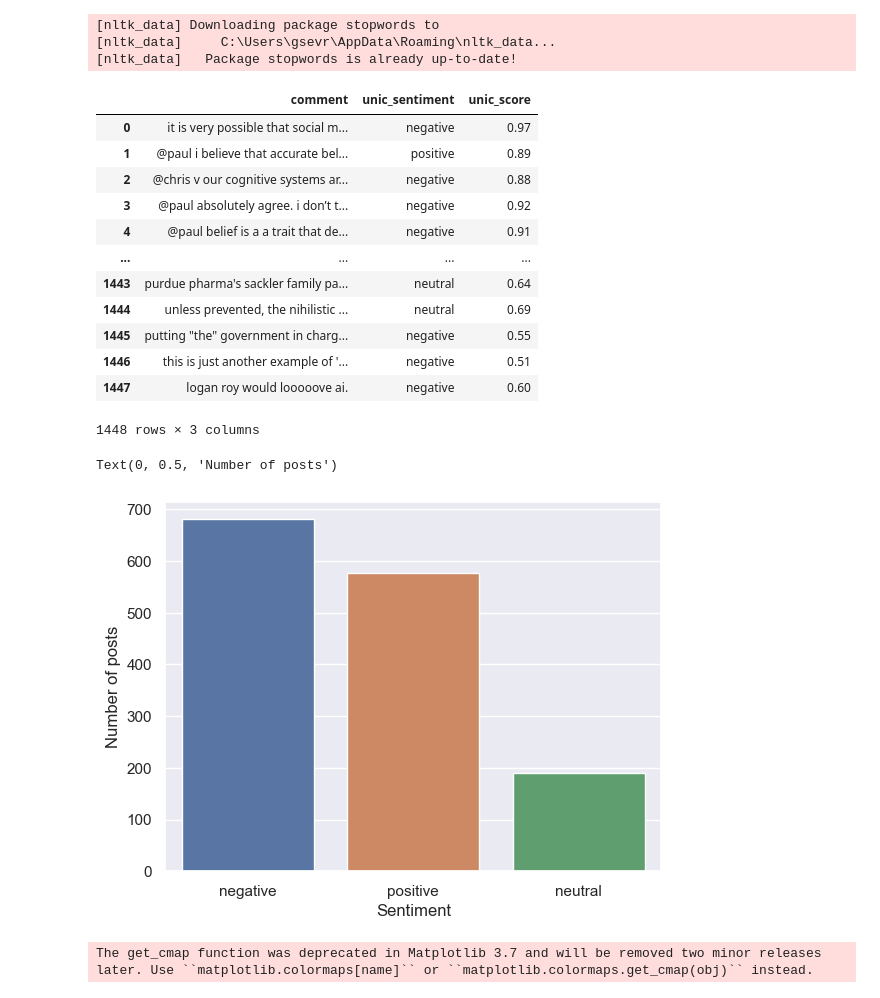
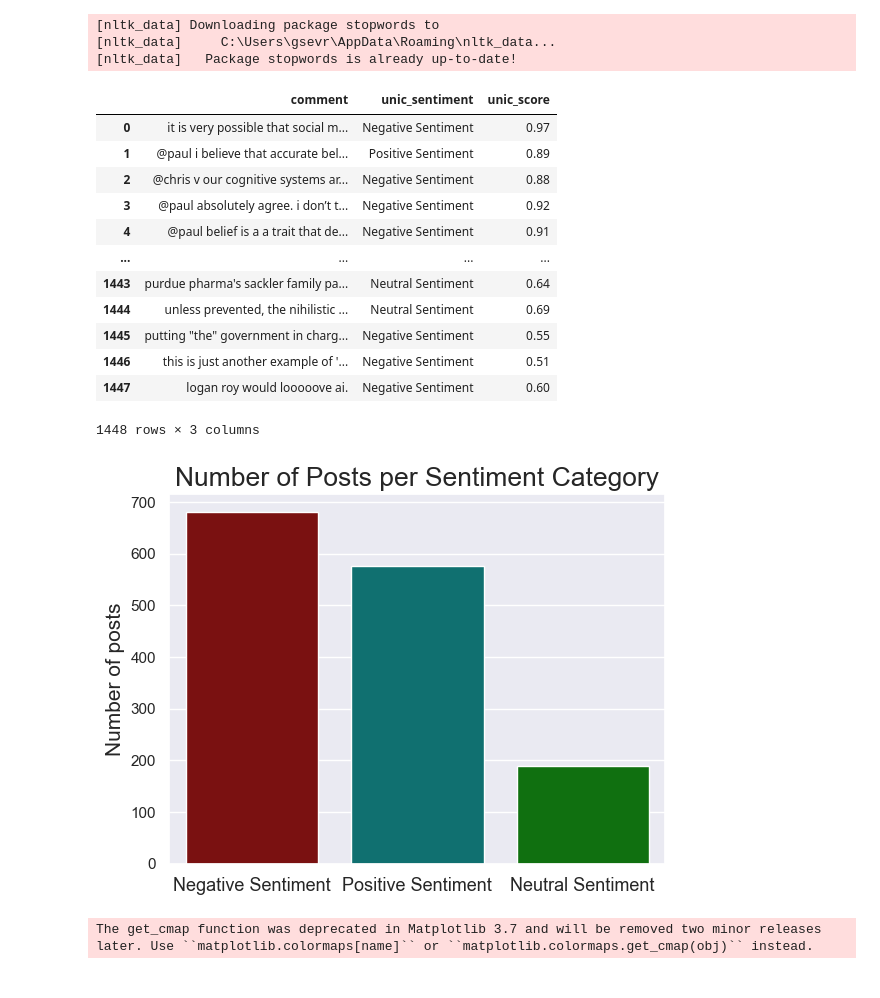
Before and after one commit to isevr/nytimes, a Jupyter notebook: final.ipynb, the cells around one changed output. Drawn from its saved outputs; the diff is of its cells as text; code cells hidden in the pictures.

```diff
--- a/final.ipynb
+++ b/final.ipynb
@@ -28,34 +28,40 @@ df = pd.concat([df_comm, df_holc], axis=1)
 df.drop(df.columns[1],axis=1,inplace=True)
 df.drop(df.columns[1],axis=1,inplace=True)
 
-df['unic_sentiment'] = df.unic_sentiment.apply(lambda x: 'positive' if x == 'pos' else 'negative' if x == 'neg' else 'neutral')
+df['unic_sentiment'] = df.unic_sentiment.apply(lambda x: 'Positive Sentiment' if x == 'pos' else 'Negative Sentiment' if x == 'neg' else 'Neutral Sentiment')
 df
 # %% [output]
 |  | comment | unic_sentiment | unic_score |
-| 0 | it is very possible that social m... | negative | 0.97 |
-| 1 | @paul i believe that accurate bel... | positive | 0.89 |
-| 2 | @chris v our cognitive systems ar... | negative | 0.88 |
-| 3 | @paul absolutely agree. i don’t t... | negative | 0.92 |
-| 4 | @paul belief is a a trait that de... | negative | 0.91 |
+| 0 | it is very possible that social m... | Negative Sentiment | 0.97 |
+| 1 | @paul i believe that accurate bel... | Positive Sentiment | 0.89 |
+| 2 | @chris v our cognitive systems ar... | Negative Sentiment | 0.88 |
+| 3 | @paul absolutely agree. i don’t t... | Negative Sentiment | 0.92 |
+| 4 | @paul belief is a a trait that de... | Negative Sentiment | 0.91 |
 | ... | ... | ... | ... |
-| 1443 | purdue pharma's sackler family pa... | neutral | 0.64 |
-| 1444 | unless prevented, the nihilistic ... | neutral | 0.69 |
-| 1445 | putting "the" government in charg... | negative | 0.55 |
-| 1446 | this is just another example of '... | negative | 0.51 |
-| 1447 | logan roy would looooove ai. | negative | 0.60 |
+| 1443 | purdue pharma's sackler family pa... | Neutral Sentiment | 0.64 |
+| 1444 | unless prevented, the nihilistic ... | Neutral Sentiment | 0.69 |
+| 1445 | putting "the" government in charg... | Negative Sentiment | 0.55 |
+| 1446 | this is just another example of '... | Negative Sentiment | 0.51 |
+| 1447 | logan roy would looooove ai. | Negative Sentiment | 0.60 |
 1448 rows × 3 columns
 # %%
 sns.set_theme()
 fig, ax = plt.subplots()
 
 a = pd.DataFrame(df.unic_sentiment.value_counts())
-a
-sns.barplot(pd.DataFrame(df.unic_sentiment.value_counts()),x = a.index, y='count')
-plt.xlabel('Sentiment')
-plt.ylabel('Number of posts')
+
+
+# plt.figure(figsize=(10,8))
+sns.barplot(pd.DataFrame(df.unic_sentiment.value_counts()),x = a.index, y='count',palette=['darkred','teal','green'])
+plt.title('Number of Posts per Sentiment Category',fontdict=dict(size=19))
+plt.xlabel('')
+plt.ylabel('Number of posts',fontdict=dict(size=15))
+plt.xticks(fontsize=13)
+
+
+plt.show()
 # %% [output]
-Text(0, 0.5, 'Number of posts')
-[figure, old version]
+[figure, new version]
 # %%
 def preprocess(text):
     t = text.lower()
```
Also changed, not shown: parts of 6 cells of this notebook, 4 other files.
